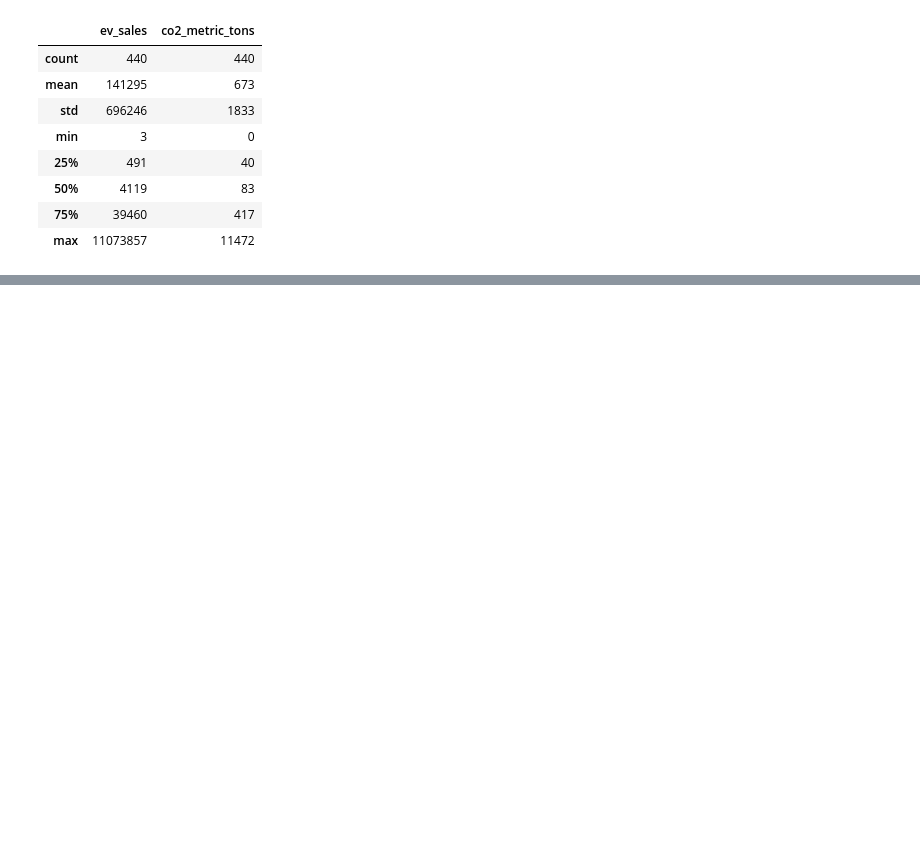
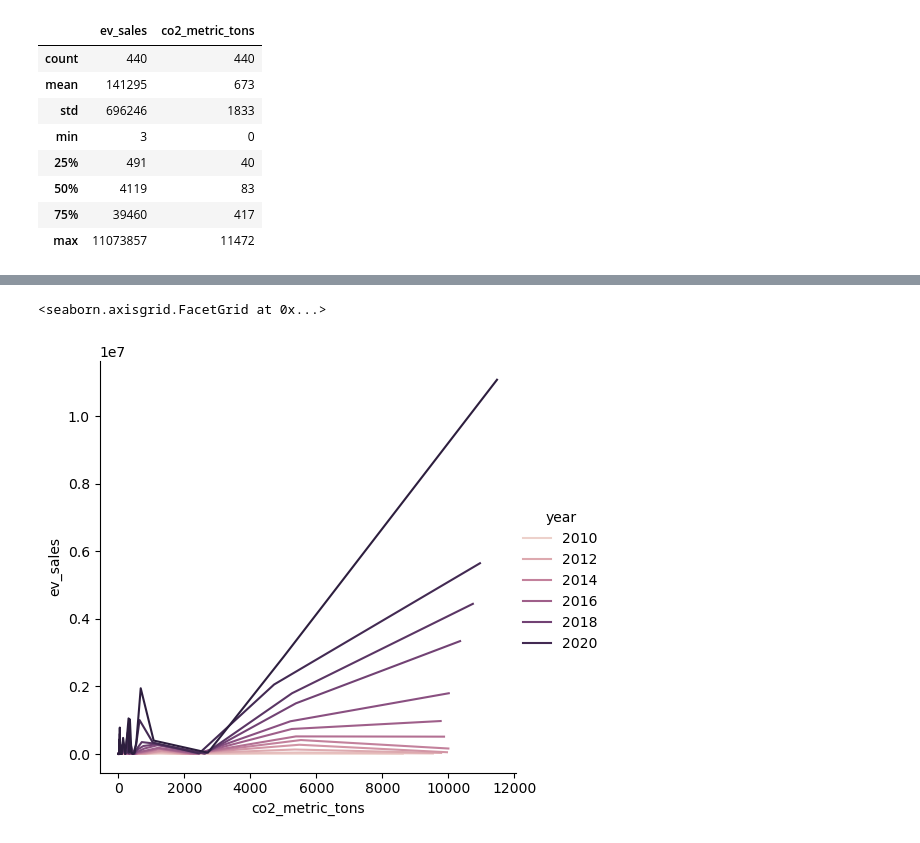
Before and after one commit to TebasMartinez/mini-project-sql-database, a Jupyter notebook: Data Visualization.ipynb, the cells around one changed output, grey strips where cells are left out. Saved outputs shown, nothing was run; the diff lists cells and outputs as text; code cells hidden in the pictures; blank space fills up the shorter version.

```diff
--- a/Data Visualization.ipynb
+++ b/Data Visualization.ipynb
@@ -54,0 +95,8 @@ ev_co["ev_sales"].min()
+# %%
+sns.relplot(
+    data=ev_co, kind="line",
+    x="co2_metric_tons", y="ev_sales", hue="year",
+)
+# %% [output]
+<seaborn.axisgrid.FacetGrid at 0x...>
+[figure, added]
```
Also changed, not shown: parts of 9 cells of this notebook, 2 other files.
